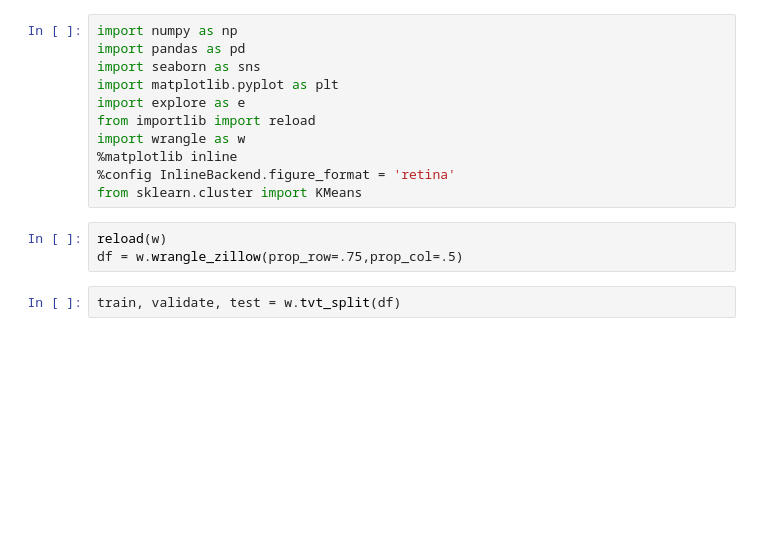
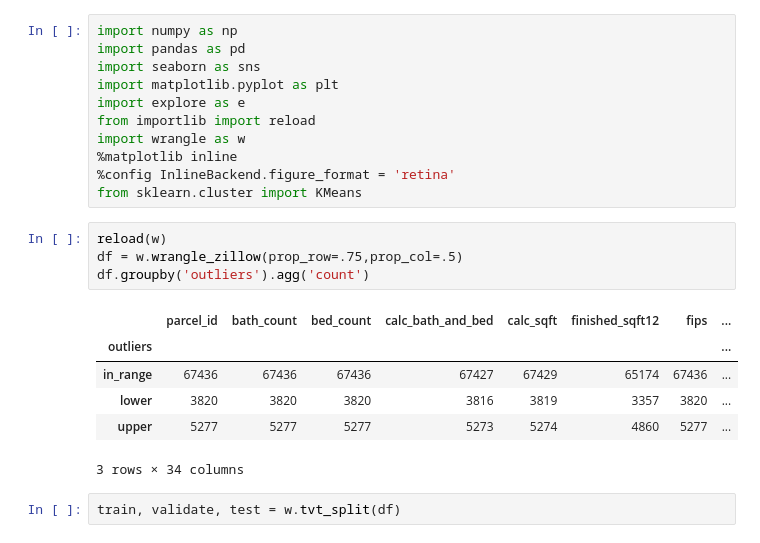
Before and after one commit to L-G-B-Team/clustering-project, a Jupyter notebook: woody_explore.ipynb, the cells around one changed output. Drawn from its saved outputs; the diff is of its cells as text; blank space fills up the shorter version.

```diff
--- a/woody_explore.ipynb
+++ b/woody_explore.ipynb
@@ -12,6 +12,14 @@ from sklearn.cluster import KMeans
 # %%
 reload(w)
 df = w.wrangle_zillow(prop_row=.75,prop_col=.5)
+df.groupby('outliers').agg('count')
+# %% [output]
+|  | parcel_id | bath_count | bed_count | calc_bath_and_bed | calc_sqft | finished_sqft12 | fips | ... |
+| outliers |  |  |  |  |  |  |  | ... |
+| in_range | 67436 | 67436 | 67436 | 67427 | 67429 | 65174 | 67436 | ... |
+| lower | 3820 | 3820 | 3820 | 3816 | 3819 | 3357 | 3820 | ... |
+| upper | 5277 | 5277 | 5277 | 5273 | 5274 | 4860 | 5277 | ... |
+3 rows × 34 columns
 # %%
 train, validate, test = w.tvt_split(df)
 # %%
```
Also changed, not shown: parts of 3 cells of this notebook, 1 other file.
